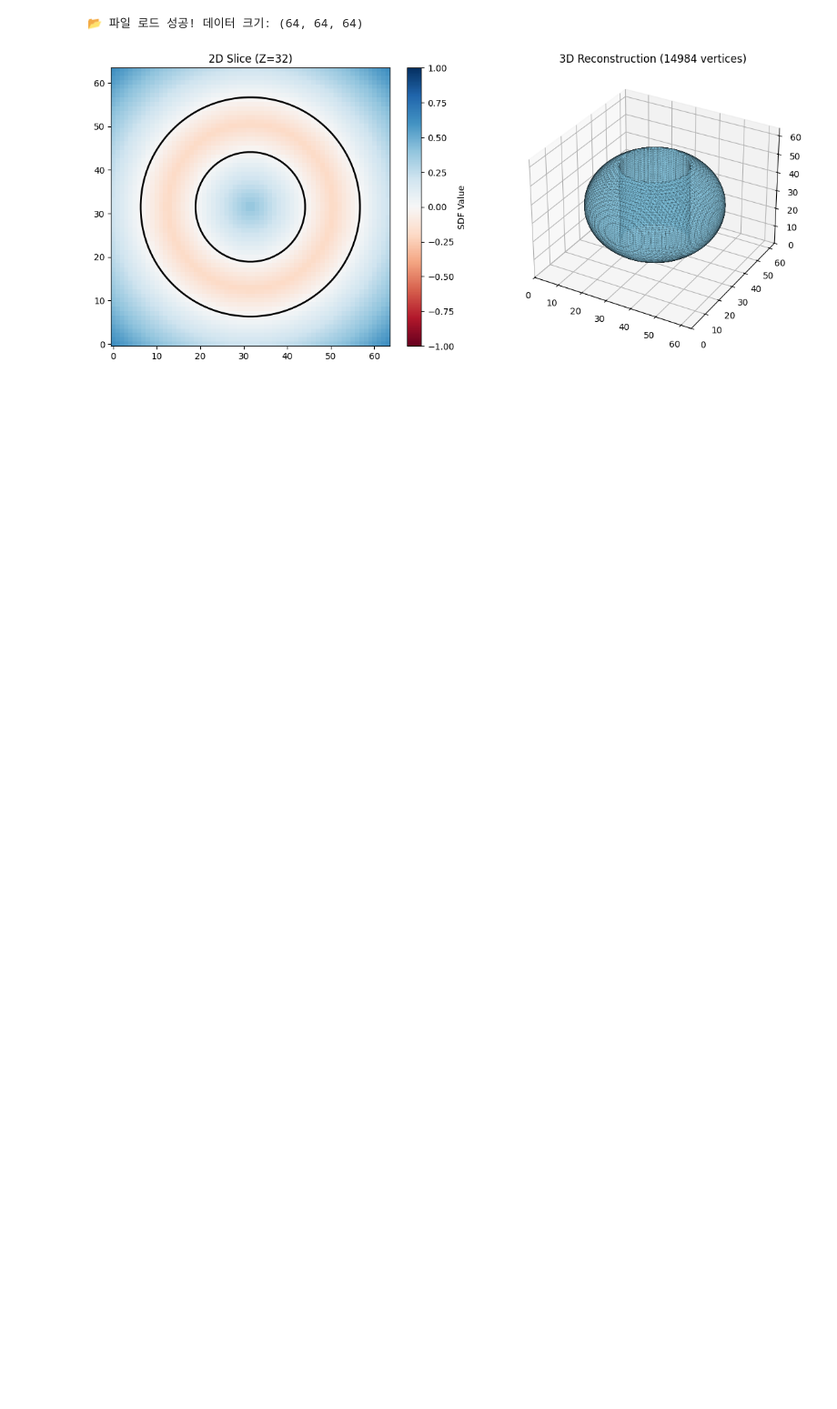
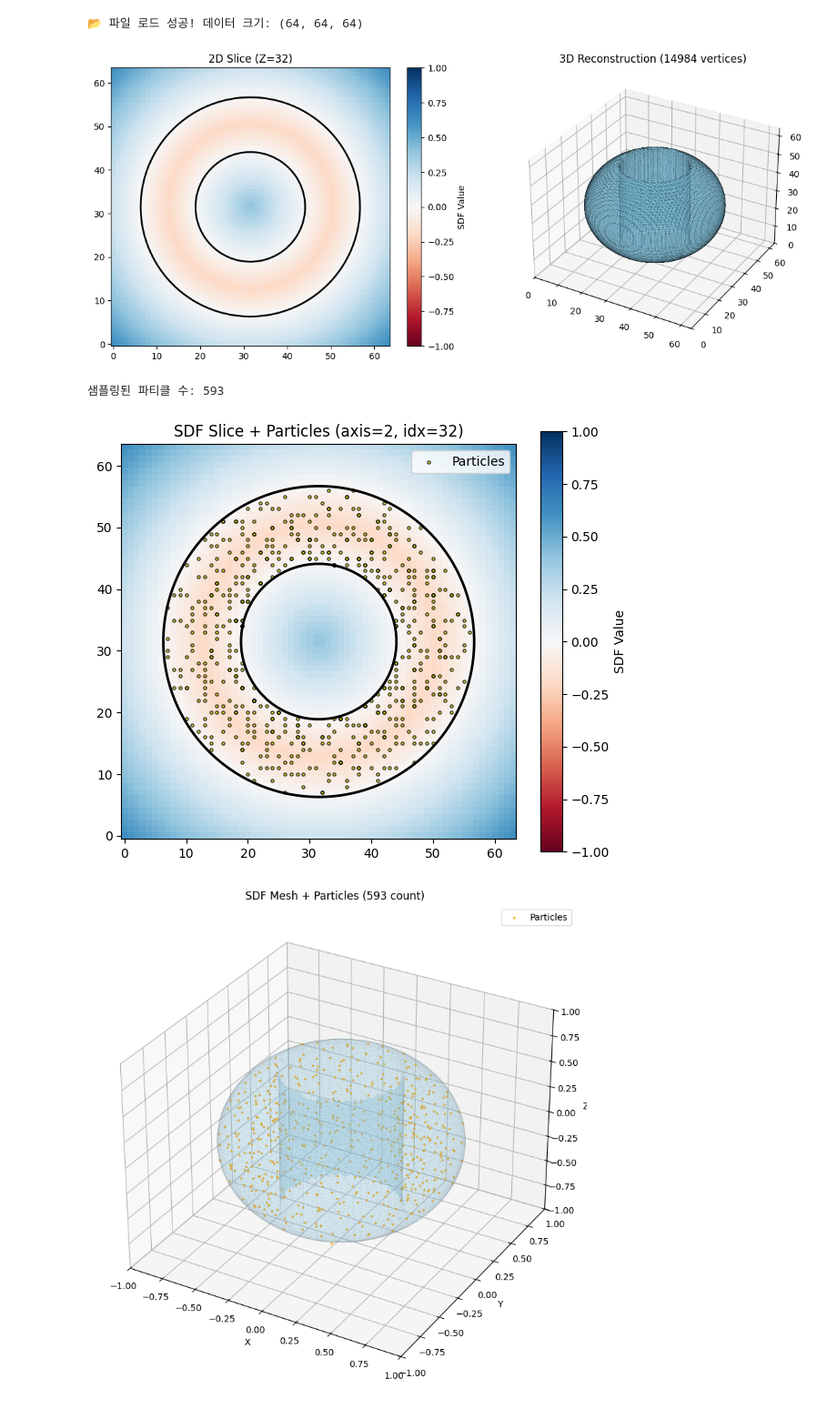
Before and after one commit to ybg1219/reconstruction, a Jupyter notebook: main.ipynb, the cells around one changed output. Shown at 91% size. Cells and saved outputs as stored; diff of their text form; code cells hidden in the pictures; blank space fills up the shorter version.

Commit message:
featParticle : sampling and visualize particles

```diff
--- a/main.ipynb
+++ b/main.ipynb
@@ -45,3 +47,24 @@ visualize_npy_sdf("sdf_grid_64.npy")
 # %% [output]
 📂 파일 로드 성공! 데이터 크기: (64, 64, 64)
 [figure]
+# %%
+from modules.particle_sampler import sample_particles_poisson, sample_particles_jittered, sample_particles_dart_throwing
+from modules.visualizer import plot_particles_and_sdf_slice, plot_particles_and_mesh
+
+# SDF 그리드 불러오기
+sdf_grid = np.load("sdf_grid_64.npy")
+
+# dart throwing 방식 샘플링
+particles = sample_particles_dart_throwing(sdf_grid, spacing = 0.1, max_trials=2000)
+print(f"샘플링된 파티클 수: {len(particles)}")
+
+plot_particles_and_sdf_slice(sdf_grid, particles)
+plot_particles_and_mesh(
+    sdf_grid=sdf_grid,
+    particles=particles,
+    domain_size=2.0
+)
+# %% [output]
+샘플링된 파티클 수: 593
+[figure, added]
+[figure, added]
```
Also changed, not shown: parts of 4 cells of this notebook, 2 other files.
